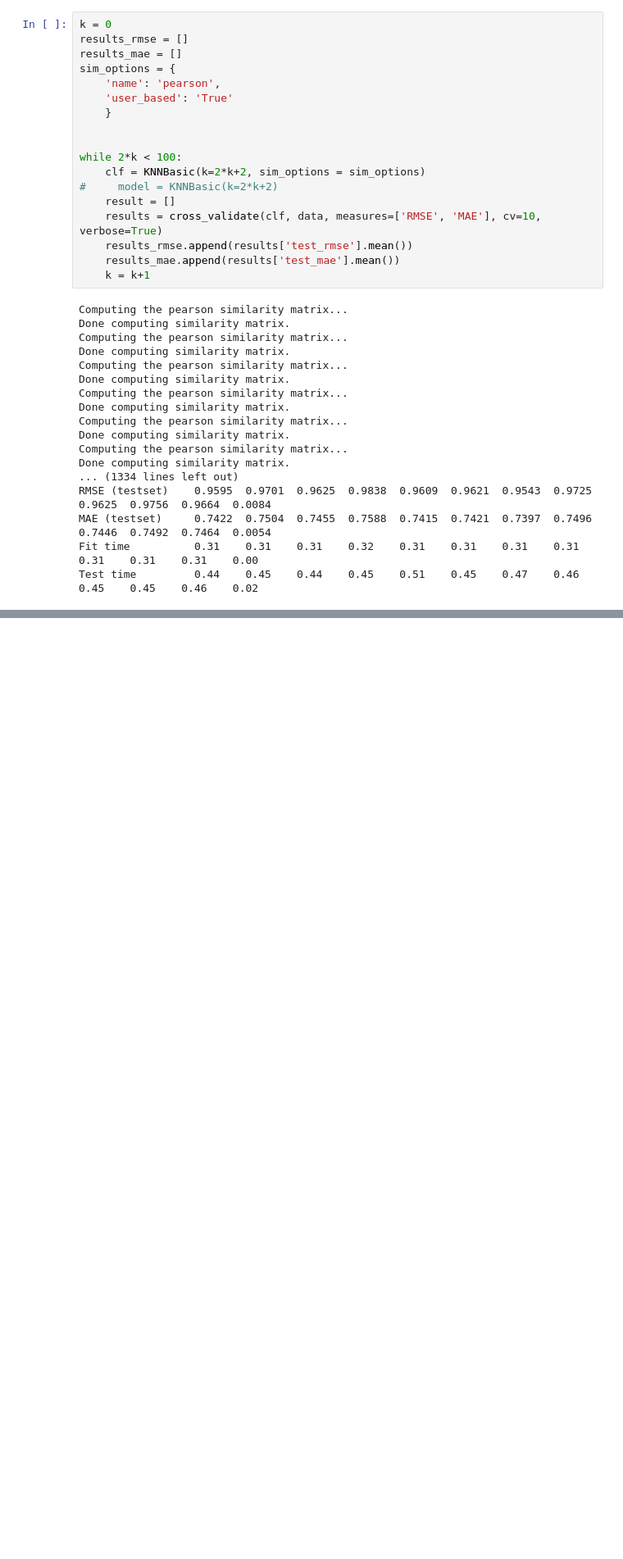
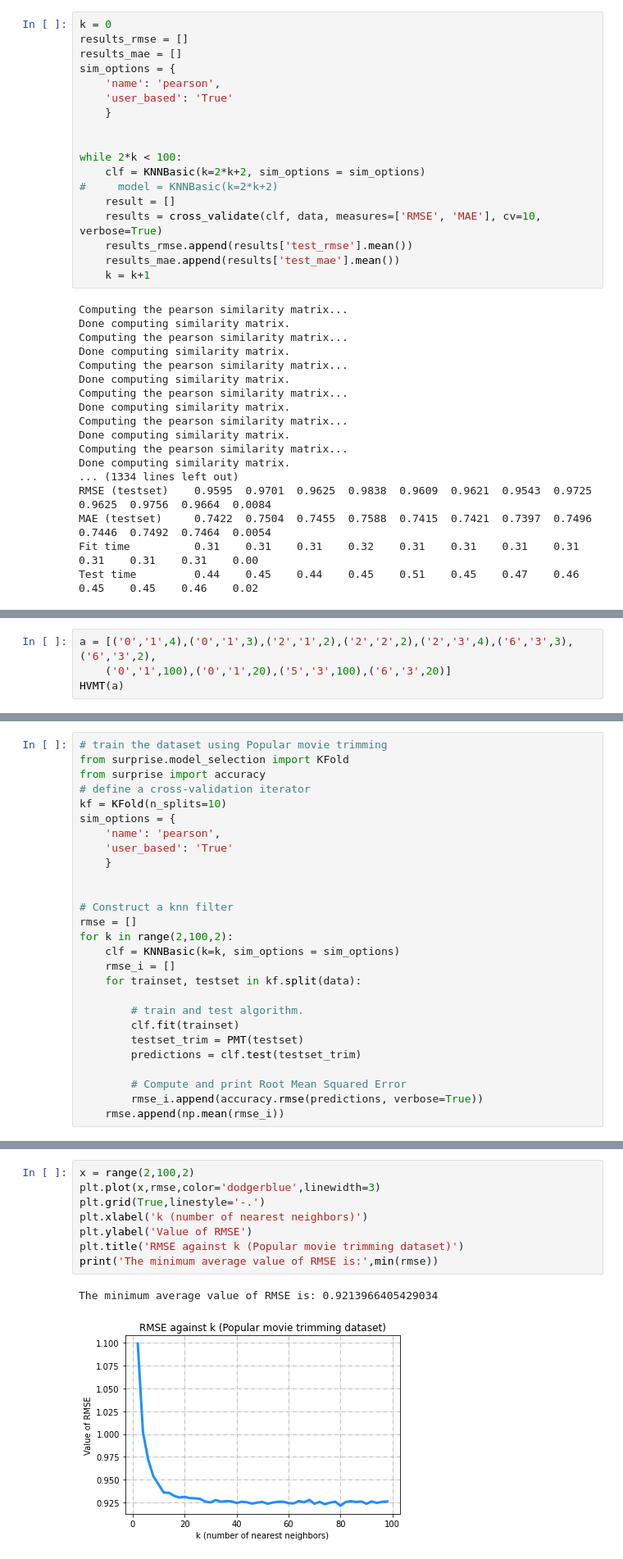
Before and after one commit to zhz03/ECE219_data_mining_project, a Jupyter notebook: Project_3/Project3_sp.ipynb, the cells around one changed output, grey strips where cells are left out. Shown at 82% size. Saved outputs shown, nothing was run; the diff lists cells and outputs as text; blank space fills up the shorter version.

```diff
--- a/Project_3/Project3_sp.ipynb
+++ b/Project_3/Project3_sp.ipynb
@@ -203,0 +258,4 @@ pickle.dump( results_mae, open( "result_knn_mae.pkl", "wb" ) )
+# %%
+a = [('0','1',4),('0','1',3),('2','1',2),('2','2',2),('2','3',4),('6','3',3),('6','3',2),
+    ('0','1',100),('0','1',20),('5','3',100),('6','3',20)]
+HVMT(a)
@@ -203,0 +296,27 @@ pickle.dump( results_mae, open( "result_knn_mae.pkl", "wb" ) )
+# %%
+# train the dataset using Popular movie trimming
+from surprise.model_selection import KFold
+from surprise import accuracy
+# define a cross-validation iterator
+kf = KFold(n_splits=10)
+sim_options = {
+    'name': 'pearson',
+    'user_based': 'True'
+    }
+
+
+# Construct a knn filter
+rmse = []
+for k in range(2,100,2):
+    clf = KNNBasic(k=k, sim_options = sim_options)
+    rmse_i = []
+    for trainset, testset in kf.split(data):
+
+        # train and test algorithm.
+        clf.fit(trainset)
+        testset_trim = PMT(testset)
+        predictions = clf.test(testset_trim)
+
+        # Compute and print Root Mean Squared Error
+        rmse_i.append(accuracy.rmse(predictions, verbose=True))
+    rmse.append(np.mean(rmse_i))
@@ -203,0 +341,11 @@ pickle.dump( results_mae, open( "result_knn_mae.pkl", "wb" ) )
+# %%
+x = range(2,100,2)
+plt.plot(x,rmse,color='dodgerblue',linewidth=3)
+plt.grid(True,linestyle='-.')
+plt.xlabel('k (number of nearest neighbors)')
+plt.ylabel('Value of RMSE')
+plt.title('RMSE against k (Popular movie trimming dataset)')
+print('The minimum average value of RMSE is:',min(rmse))
+# %% [output]
+The minimum average value of RMSE is: 0.9213966405429034
+[figure, added]
```
Also changed, not shown: parts of 29 cells of this notebook.
